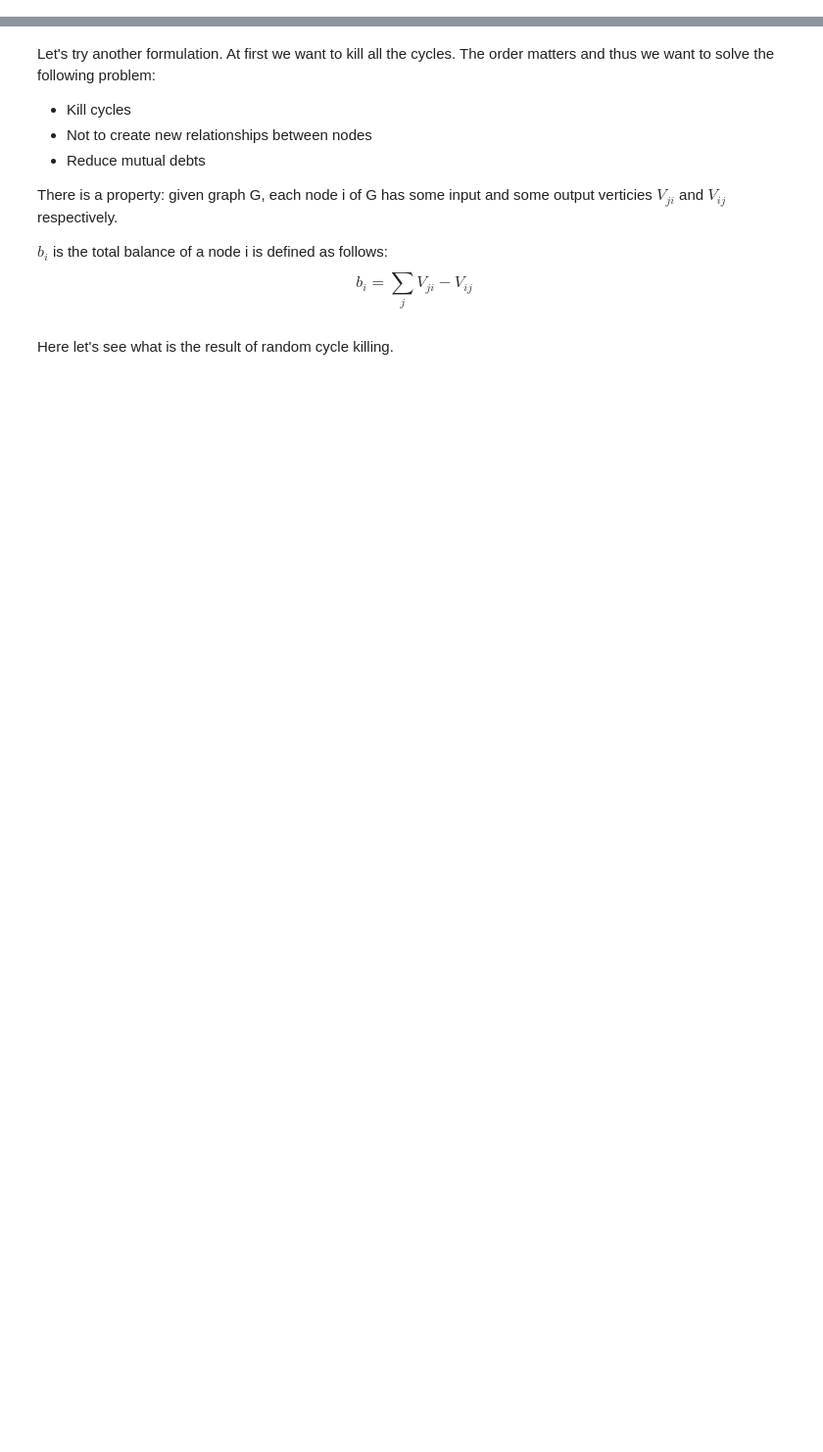
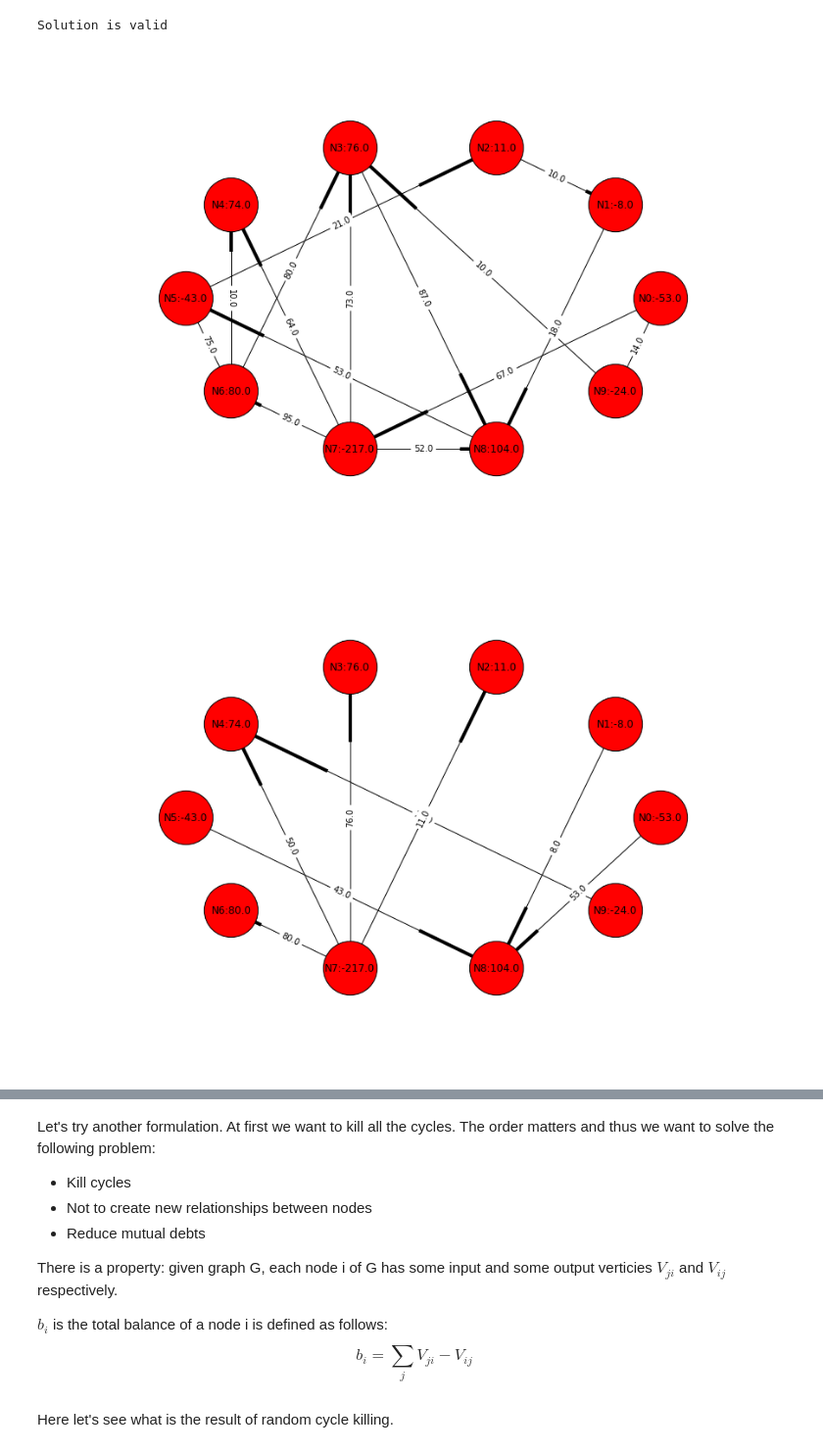
Before and after one commit to Aelphy/skoltech, a Jupyter notebook: term2/optimization_methods/project/project.ipynb, the cells around one changed output, grey strips where cells are left out. Shown at 98% size. Cells and saved outputs as stored; diff of their text form; code cells hidden in the pictures; blank space fills up the shorter version.

```diff
--- a/term2/optimization_methods/project/project.ipynb
+++ b/term2/optimization_methods/project/project.ipynb
@@ -71,7 +71,7 @@ def draw_graph(G, show_edges_labels = True):
 # check solution
 def check_solution(G_orig, G_resolved):
     for node in G_orig.nodes():
-        if balance(G_orig, node) != balance(G_resolved, node):
+        if np.abs(balance(G_orig, node) - balance(G_resolved, node)) >= 10e-7:
             return False
 
     return True
@@ -89,0 +113,74 @@ Matrix $x$ represents whether $i^{th}$ person gives money to $j^{th}$ person. Ma
+# %%
+import cvxpy as cvx
+from scipy.sparse import lil_matrix
+
+class MIPSolver():
+    def extract_relations(self, data):
+        debtors = []
+        creditors = []
+        d = []
+        c = []
+
+        for i in range(data.shape[0]):
+            row_sum = data[i, :].sum()
+            col_sum = data[:, i].sum()
+
+            if row_sum > col_sum:
+                debtors.append(i)
+                d.append(row_sum - col_sum)
+            elif row_sum < col_sum:
+                creditors.append(i)
+                c.append(col_sum - row_sum)
+
+        return np.array(debtors), np.array(creditors), np.array(d), np.array(c)
+
+    def postprocess(self, solution, debtors, creditors, data, d):
+        people_number = data.shape[0]
+        result = lil_matrix((people_number, people_number))
+
+        for row_index, row in enumerate(np.array(solution)):
+            for coll_index, value in enumerate(row):
+                payment = d[row_index]
+                result[debtors[row_index], creditors[coll_index]] = value * payment
+
+        return result
+
+    def solve(self, data):
+        debtors, creditors, d, c = self.extract_relations(data)
+
+        X = cvx.Variable(d.size, c.size)
+        Y = cvx.Bool(d.size, c.size)
+
+        objective = cvx.Minimize(cvx.sum_entries(Y))
+        constraints = [0 <= X,
+                       X <= Y,
+                       Y <= 1]
+
+        for i in range(d.size):
+            constraints.append(cvx.sum_entries(X[i, :]) == 1)
+        for j in range(c.size):
+            constraints.append((d.T * X)[j] == c[j])
+
+        problem = cvx.Problem(objective, constraints)
+        problem.solve(solver = 'GUROBI')
+
+        return self.postprocess(X.value, debtors, creditors, data, d)
+
+
+mip_solver = MIPSolver()
+
+people_number = 10
+data = generate_adj_matrix(people_number, 0.2, True)
+
+G = nx.DiGraph(data)
+G_solution = nx.DiGraph(mip_solver.solve(data))
+
+draw_graph(G)
+draw_graph(G_solution)
+
+if check_solution(G, G_solution):
+    print('Solution is valid')
+# %% [output]
+Solution is valid
+[figure, added]
+[figure, added]
```
Also changed, not shown: parts of 16 cells of this notebook, 3 other files.
